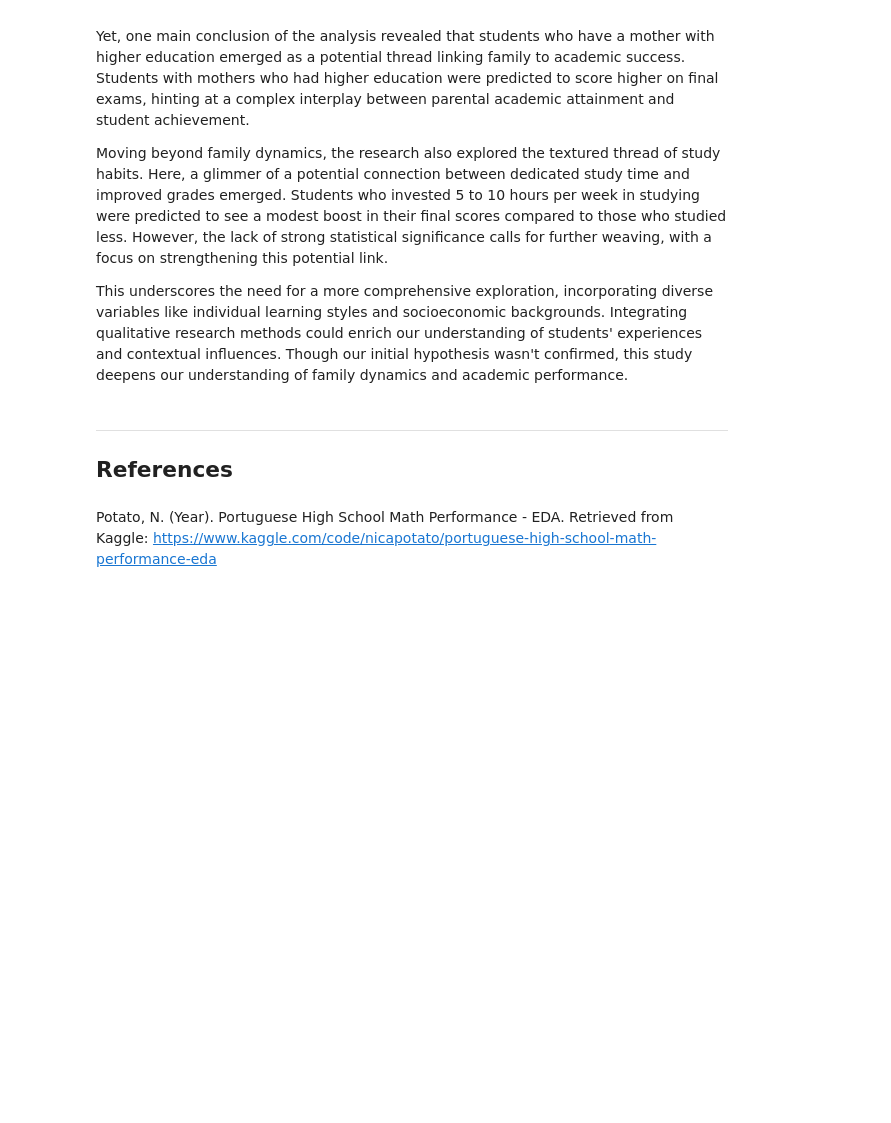
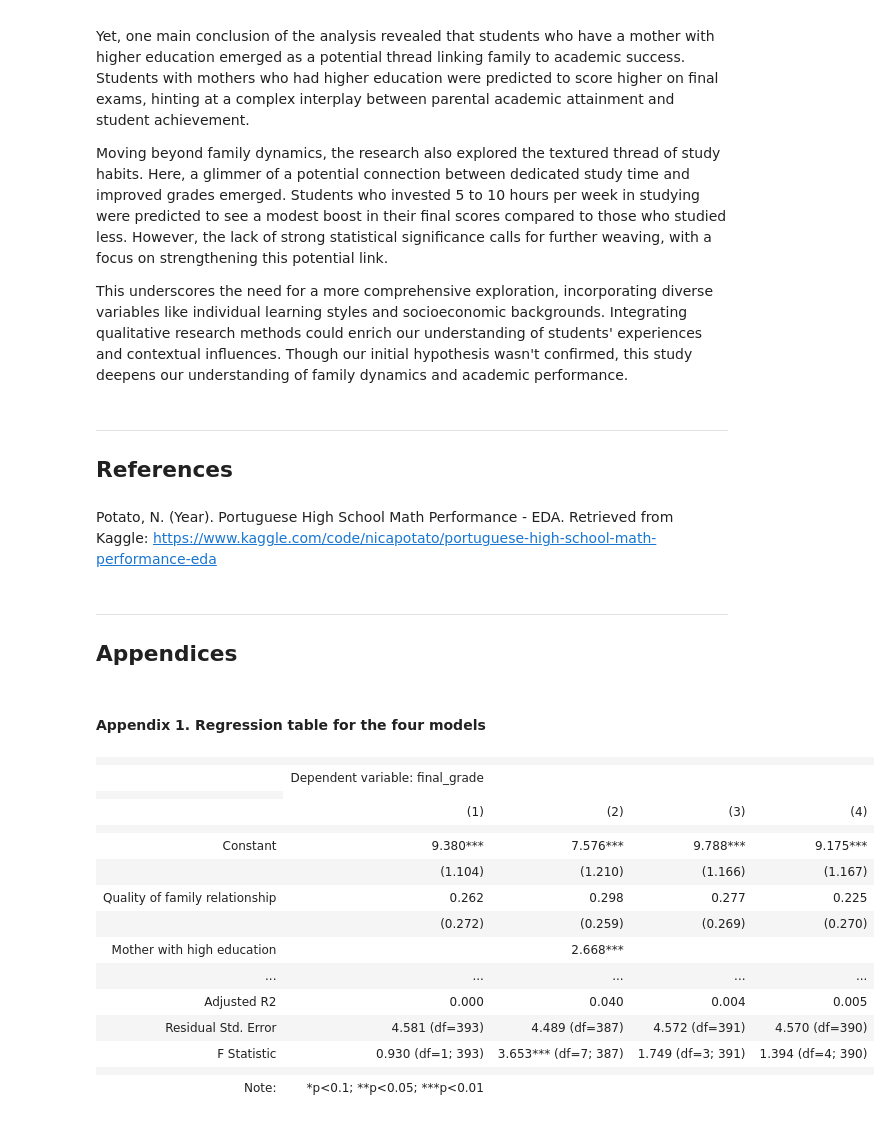
Before and after one commit to Alejandra-savagebriz/DA2, a Jupyter notebook: FinalProjectDA2_OK.ipynb, the cells around one changed output. Saved outputs shown, nothing was run; the diff lists cells and outputs as text; code cells hidden in the pictures; blank space fills up the shorter version.

Commit message:
Adding appendices

```diff
--- a/FinalProjectDA2_OK.ipynb
+++ b/FinalProjectDA2_OK.ipynb
@@ -1003,3 +1003,65 @@ ________________________________________________________________________________
 ## References
 # %% [markdown]
 Potato, N. (Year). Portuguese High School Math Performance - EDA. Retrieved from Kaggle: https://www.kaggle.com/code/nicapotato/portuguese-high-school-math-performance-eda
+# %% [markdown]
+_______________________________________________________________________________________________________________________________
+## Appendices
+# %% [markdown]
+#### Appendix 1. Regression table for the four models
+# %%
+# Regression table for all models
+stargazer = Stargazer([reg, reg2, reg3, reg4])
+stargazer.show_model_numbers(True)
+stargazer.cov_spacing = 1.1
+stargazer.covariate_order(
+    [
+        'Intercept',
+        'family_relationship',
+        'mother_education_higher_education',
+        'mother_education_5th_to_9th_grade',
+        'mother_education_secondary_education',
+       'father_education_higher_education',
+        'father_education_5th_to_9th_grade',
+        'father_education_secondary_education',
+        'family_size_greater_than_3',
+        'parent_status_apart',
+        'study_time_2_to_5_hours',
+        'study_time_5_to_10_hours',
+        'study_time_more_than_10_hours'
+    ]
+)
+stargazer.rename_covariates(
+    {
+        "Intercept": "Constant",
+        "family_relationship": "Quality of family relationship",
+        "mother_education_higher_education":"Mother with high education",
+        "mother_education_5th_to_9th_grade":"Mother with 5th-9th grade education",
+        "mother_education_secondary_education":"Mother with secondary education",
+        "father_education_higher_education":"Father with high education",
+        "father_education_5th_to_9th_grade":"Father with 5th-9th grade education",
+        "father_education_secondary_education":"Father with secondary education",
+        "family_size_greater_than_3":"Family size >3",
+        "parent_status_apart": "Parents living apart",
+        "study_time_2_to_5_hours": "2-5 hr study time",
+        "study_time_5_to_10_hours":"5-10 hr study time",
+        "study_time_more_than_10_hours":">10 hr study time"
+    }
+)
+stargazer
+# %% [output]
+|  |  |  |  |  |
+|  | Dependent variable: final_grade |  |  |  |
+|  |
+|  | (1) | (2) | (3) | (4) |
+|  |  |  |  |  |
+| Constant | 9.380*** | 7.576*** | 9.788*** | 9.175*** |
+|  | (1.104) | (1.210) | (1.166) | (1.167) |
+| Quality of family relationship | 0.262 | 0.298 | 0.277 | 0.225 |
+|  | (0.272) | (0.259) | (0.269) | (0.270) |
+| Mother with high education |  | 2.668*** |  |  |
+| ... | ... | ... | ... | ... |
+| Adjusted R2 | 0.000 | 0.040 | 0.004 | 0.005 |
+| Residual Std. Error | 4.581 (df=393) | 4.489 (df=387) | 4.572 (df=391) | 4.570 (df=390) |
+| F Statistic | 0.930 (df=1; 393) | 3.653*** (df=7; 387) | 1.749 (df=3; 391) | 1.394 (df=4; 390) |
+|  |  |  |  |  |
+| Note: | *p<0.1; **p<0.05; ***p<0.01 |  |  |  |
```
Also changed, not shown: parts of 2 cells of this notebook.
